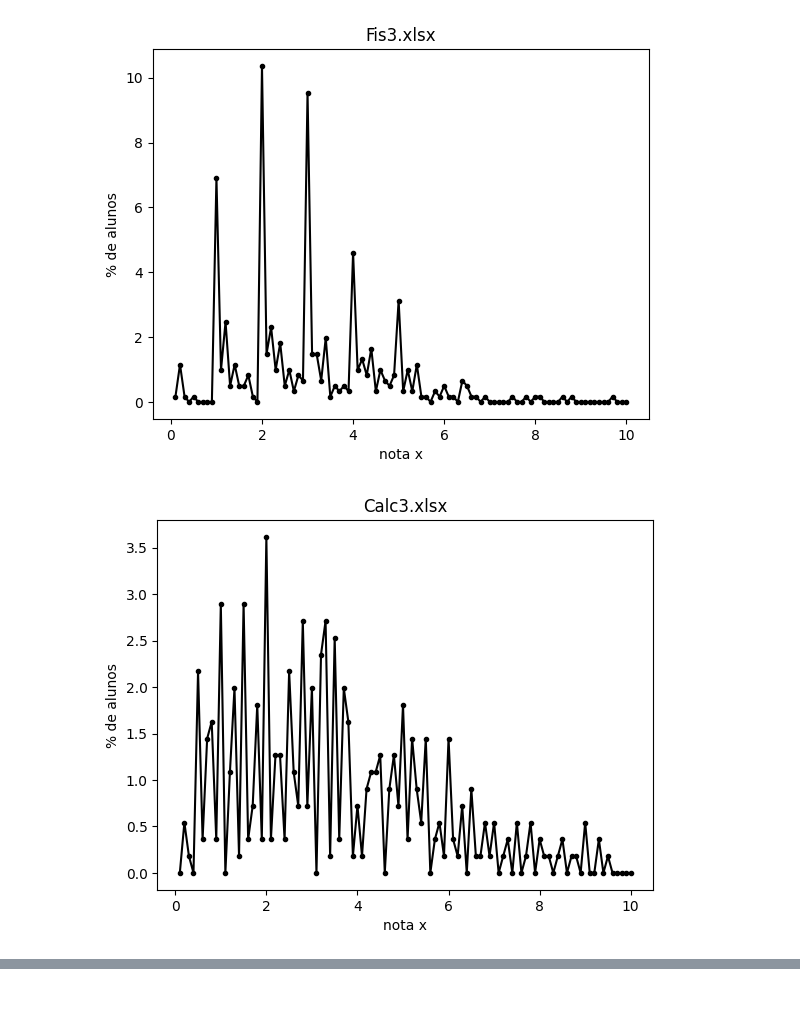
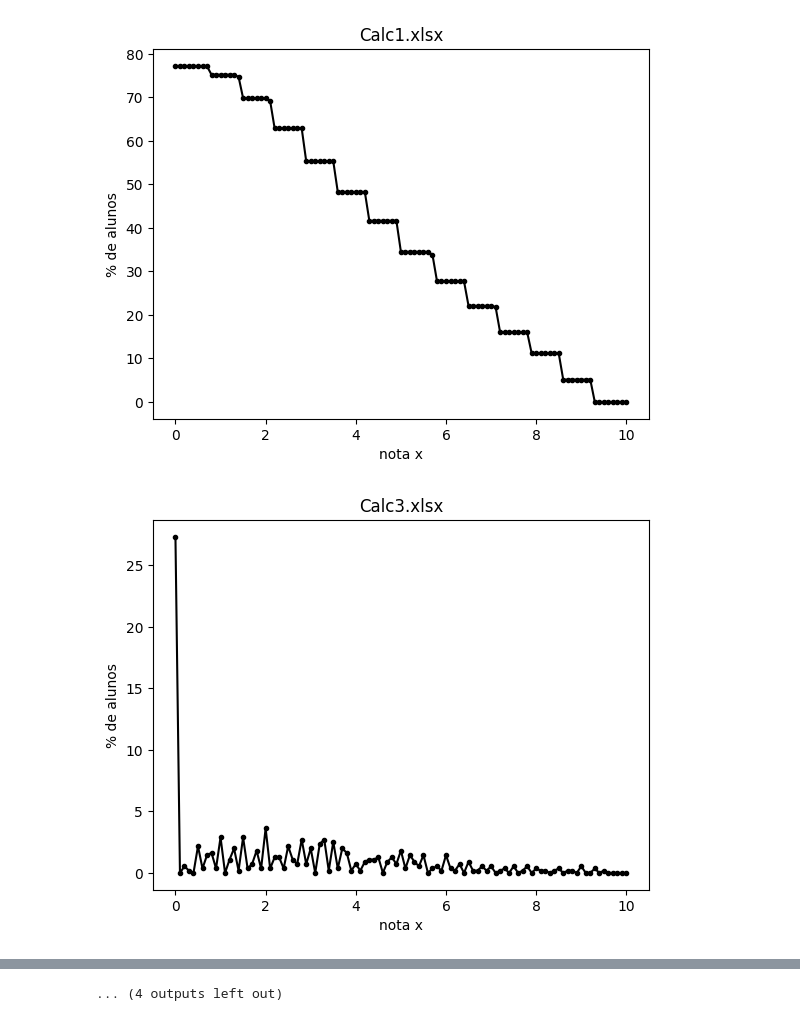
Before and after one commit to ifuaslaerl/Data-Engineering, a Jupyter notebook: Data_analys/Data_analys.ipynb, the cells around one changed output, grey strips where cells are left out. Saved outputs shown, nothing was run; the diff lists cells and outputs as text; code cells hidden in the pictures.

```diff
--- a/Data_analys/Data_analys.ipynb
+++ b/Data_analys/Data_analys.ipynb
@@ -136,13 +189,13 @@ def dados(dataframe,f) :
     x = []
     y = []
 
-    for i in range(100) :
-        x.append(i+1)
+    for i in range(101) :
+        x.append(i)
         y.append(0)
 
     for item in data["P1"]:
-        for i in range(100):
-            if f(item,(i+1)/10) :
+        for i in range(101):
+            if f(item,(i)/10) :
                 y[i]+=1
 
     for i in range(len(y)) :
@@ -160,26 +213,34 @@ def dados(dataframe,f) :
 # %%
 calc3 = pd.read_excel("Calc3.xlsx")
 fis3 = pd.read_excel("Fis3.xlsx")
+calc1 = pd.read_excel("Calc1.xlsx")
 
 print("calc3:")
 print(calc3["P1"].describe())
 print("\nfis3:")
 print(fis3["P1"].describe())
+print("\ncalc1:")
+print(calc1["P1"].describe())
 
 dados("Calc3.xlsx", menor )
 dados("Fis3.xlsx", menor )
+dados("Calc1.xlsx", menor )
 
 dados("Calc3.xlsx", maior )
 dados("Fis3.xlsx", maior )
+dados("Calc1.xlsx", maior )
 
 dados("Calc3.xlsx", entre(0) )
 dados("Fis3.xlsx", entre(0) )
+dados("Calc1.xlsx", entre(0) )
 
-dados("Calc3.xlsx", entre(0.1) )
-dados("Fis3.xlsx", entre(0.1) )
+dados("Calc3.xlsx", entre(0.5) )
+dados("Fis3.xlsx", entre(0.5) )
+dados("Calc1.xlsx", entre(0.5) )
 
 dados("Calc3.xlsx", entre(1) )
 dados("Fis3.xlsx", entre(1) )
+dados("Calc1.xlsx", entre(1) )
 # %% [output]
 calc3:
 count    553.000000
@@ -206,2 +267,2 @@ Name: P1, dtype: float64
-[figure, old version]
+[figure, new version]
-[figure, old version]
+[figure, new version]
@@ -210,0 +273 @@ Name: P1, dtype: float64
+... (4 outputs left out)
```
Also changed, not shown: parts of 4 cells of this notebook, 5 other files.
